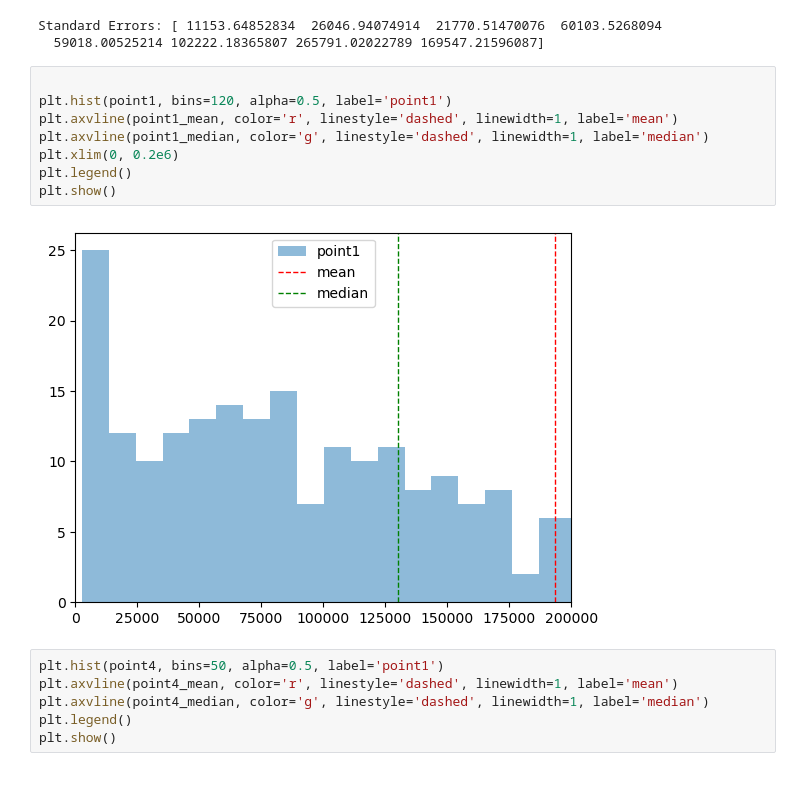
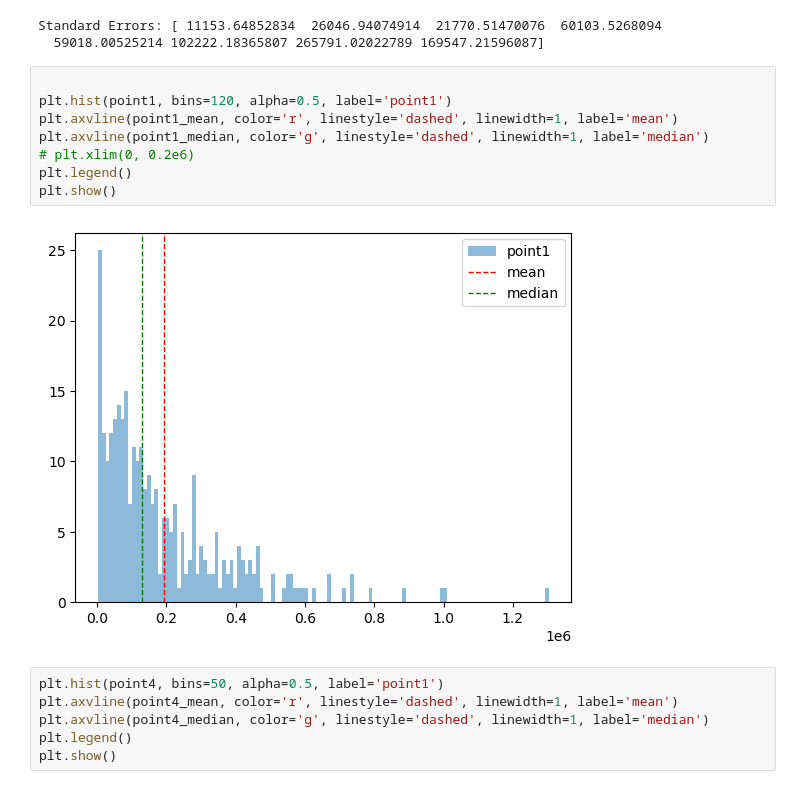
Before and after one commit to toM0dots/XYZ-color-code, a Jupyter notebook: XYZ_color_code/plots.ipynb, the cells around one changed output. Saved outputs shown, nothing was run; the diff lists cells and outputs as text.

```diff
--- a/XYZ_color_code/plots.ipynb
+++ b/XYZ_color_code/plots.ipynb
@@ -289,13 +291,13 @@ Standard Errors: [ 11153.64852834  26046.94074914  21770.51470076  60103.5268094
 # %%
 
 plt.hist(point1, bins=120, alpha=0.5, label='point1')
 plt.axvline(point1_mean, color='r', linestyle='dashed', linewidth=1, label='mean')
 plt.axvline(point1_median, color='g', linestyle='dashed', linewidth=1, label='median')
-plt.xlim(0, 0.2e6)
+# plt.xlim(0, 0.2e6)
 plt.legend()
 plt.show()
 # %% [output]
-[figure, old version]
+[figure, new version]
 # %%
 plt.hist(point4, bins=50, alpha=0.5, label='point1')
 plt.axvline(point4_mean, color='r', linestyle='dashed', linewidth=1, label='mean')
```
Also changed, not shown: parts of 6 cells of this notebook, 3 other files.
